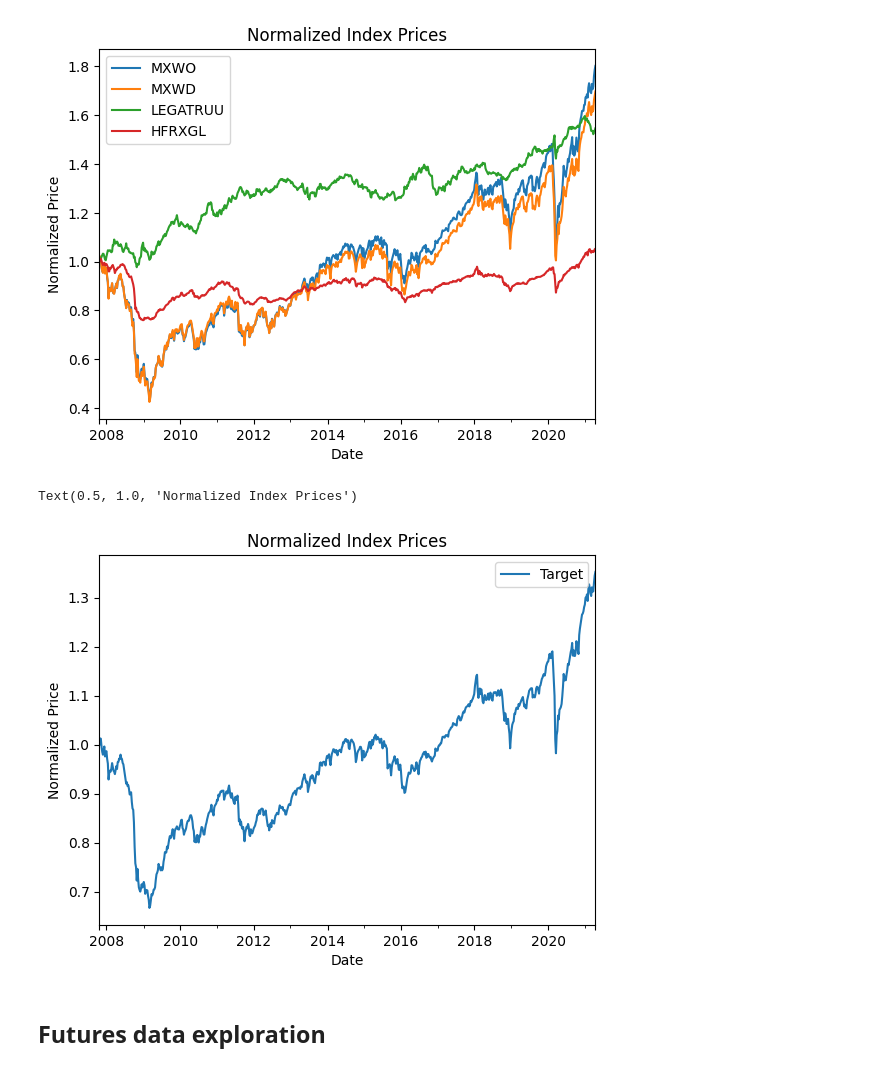
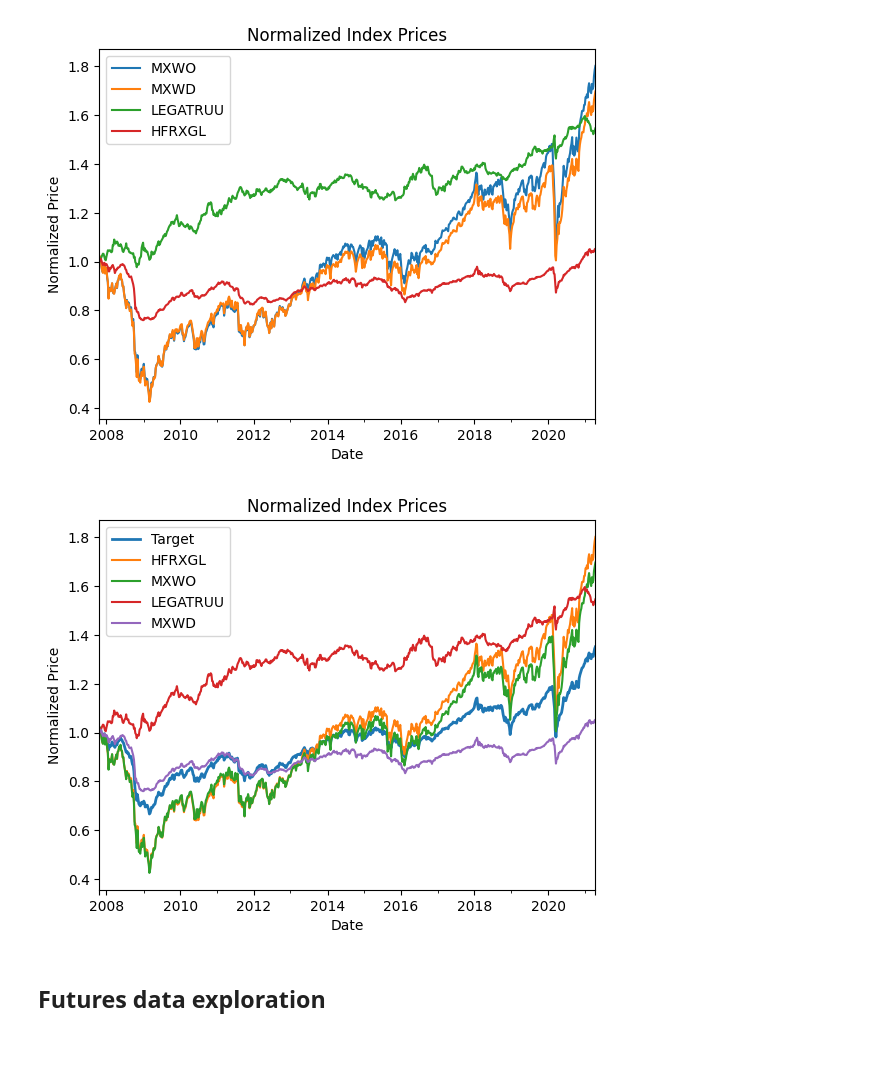
Before and after one commit to jstringara/Fintech, a Jupyter notebook: FinalProject/NN/neuralReplication.ipynb, the cells around one changed output. Saved outputs shown, nothing was run; the diff lists cells and outputs as text; code cells hidden in the pictures.

```diff
--- a/FinalProject/NN/neuralReplication.ipynb
+++ b/FinalProject/NN/neuralReplication.ipynb
@@ -38,24 +43,26 @@ plt.show()
 # %%
 # define the weights for the indexes
 wHFRXGL = 0.5
 wMXWO = 0.25
 wLEGATRUU = 0.25
 wMXWD = 0
 
 # create the monster index
-portfolio = wHFRXGL*indexes['HFRXGL'] + wMXWO*indexes['MXWO'] + \
+target = wHFRXGL*indexes['HFRXGL'] + wMXWO*indexes['MXWO'] + \
     wLEGATRUU*indexes['LEGATRUU'] + wMXWD*indexes['MXWD']
-portfolio.columns = ['Target']
+target.columns = ['Target']
 
 # plot the monster index against the other indexes
-portfolio_norm = target.div(target.iloc[0])
-portfolio_plot = target_norm.plot()
-portfolio_plot.set_ylabel('Normalized Price')
-portfolio_plot.set_xlabel('Date')
-portfolio_plot.set_title('Normalized Index Prices')
+target_norm = target.div(target.iloc[0])
+target_plot = target_norm.plot(lw=2)
+indexes_norm.plot(ax=target_plot)
+target_plot.set_ylabel('Normalized Price')
+target_plot.set_xlabel('Date')
+target_plot.set_title('Normalized Index Prices')
+target_plot.legend(['Target','HFRXGL','MXWO','LEGATRUU','MXWD'])
+plt.show()
 # %% [output]
-Text(0.5, 1.0, 'Normalized Index Prices')
-[figure, old version]
+[figure, new version]
 # %% [markdown]
 ## Futures data exploration
 # %%
```
Also changed, not shown: parts of 30 cells of this notebook, 3 other files.
